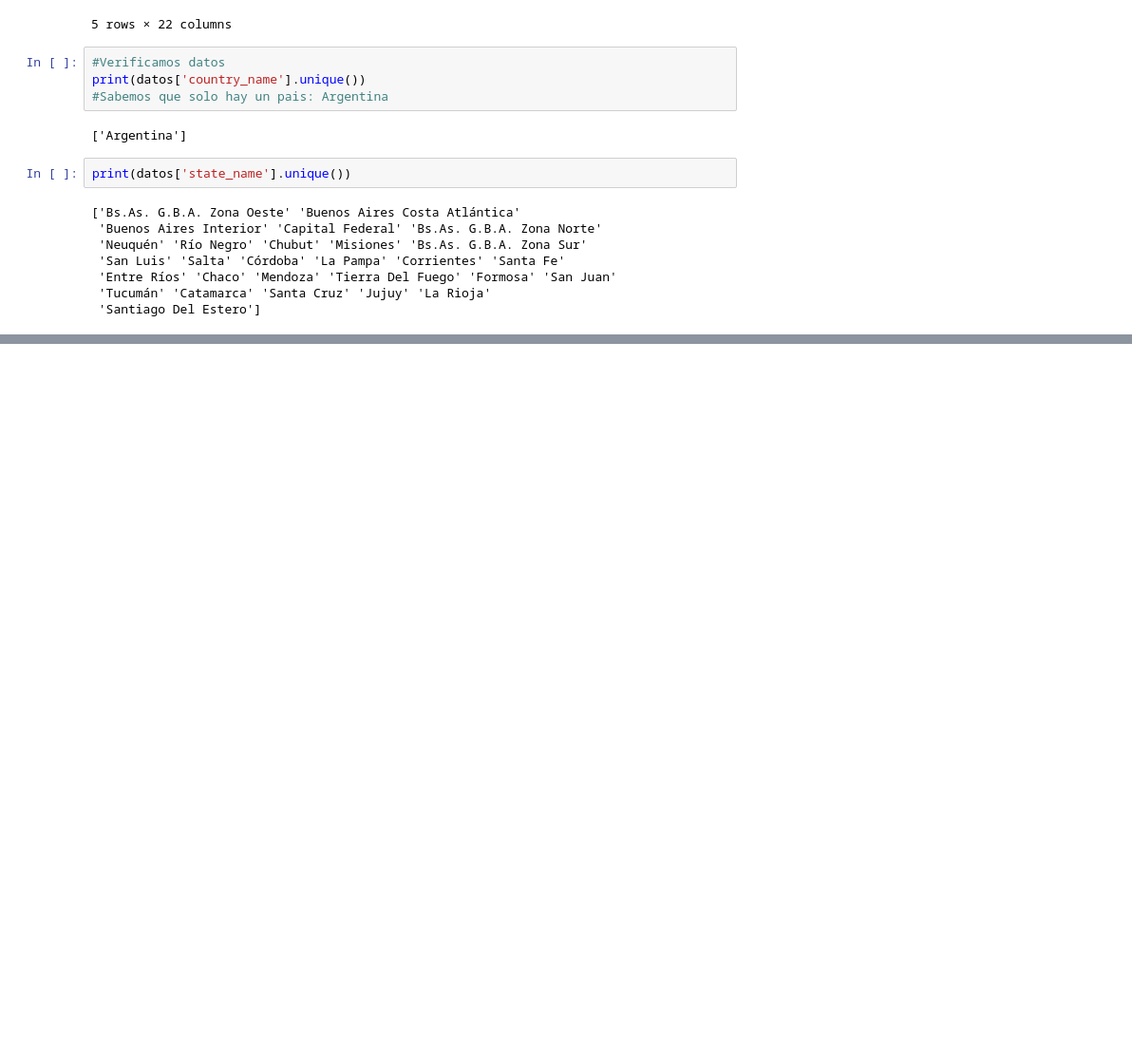
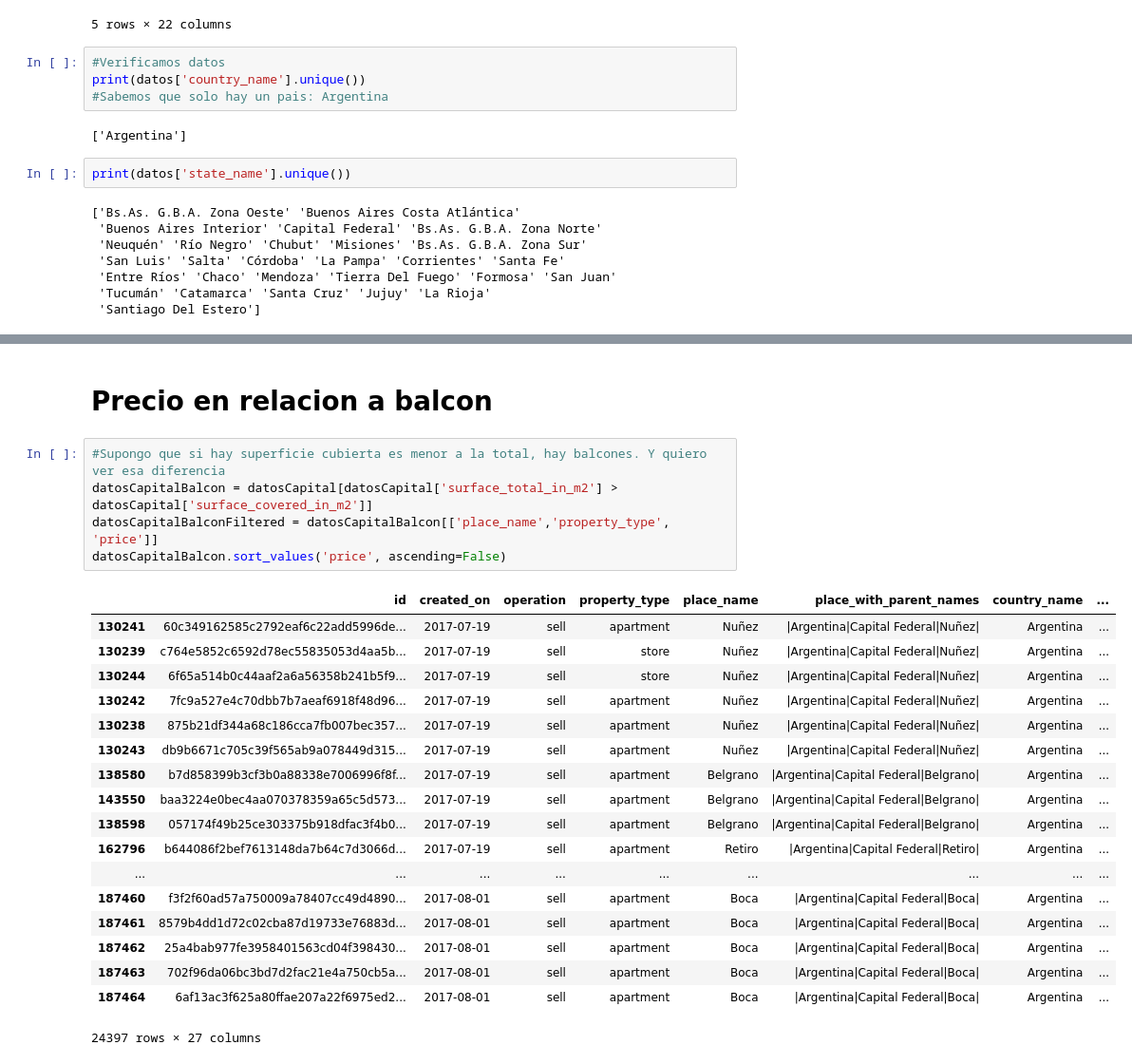
Before and after one commit to NicoGallegos/tpdatos, a Jupyter notebook: TP 1.ipynb, the cells around one changed output, grey strips where cells are left out. Shown: that part at 95% size. Cells and saved outputs as stored; diff of their text form; blank space fills up the shorter version.

```diff
--- a/TP 1.ipynb
+++ b/TP 1.ipynb
@@ -127,0 +152,26 @@ datosCapitalByRooms.sort_values('rooms', ascending=False)
+# %% [markdown]
+# Precio en relacion a balcon
+# %%
+#Supongo que si hay superficie cubierta es menor a la total, hay balcones. Y quiero ver esa diferencia
+datosCapitalBalcon = datosCapital[datosCapital['surface_total_in_m2'] > datosCapital['surface_covered_in_m2']]
+datosCapitalBalconFiltered = datosCapitalBalcon[['place_name','property_type', 'price']]
+datosCapitalBalcon.sort_values('price', ascending=False)
+# %% [output]
+|  | id | created_on | operation | property_type | place_name | place_with_parent_names | country_name | ... |
+| 130241 | 60c349162585c2792eaf6c22add5996de... | 2017-07-19 | sell | apartment | Nuñez | |Argentina|Capital Federal|Nuñez| | Argentina | ... |
+| 130239 | c764e5852c6592d78ec55835053d4aa5b... | 2017-07-19 | sell | store | Nuñez | |Argentina|Capital Federal|Nuñez| | Argentina | ... |
+| 130244 | 6f65a514b0c44aaf2a6a56358b241b5f9... | 2017-07-19 | sell | store | Nuñez | |Argentina|Capital Federal|Nuñez| | Argentina | ... |
+| 130242 | 7fc9a527e4c70dbb7b7aeaf6918f48d96... | 2017-07-19 | sell | apartment | Nuñez | |Argentina|Capital Federal|Nuñez| | Argentina | ... |
+| 130238 | 875b21df344a68c186cca7fb007bec357... | 2017-07-19 | sell | apartment | Nuñez | |Argentina|Capital Federal|Nuñez| | Argentina | ... |
+| 130243 | db9b6671c705c39f565ab9a078449d315... | 2017-07-19 | sell | apartment | Nuñez | |Argentina|Capital Federal|Nuñez| | Argentina | ... |
+| 138580 | b7d858399b3cf3b0a88338e7006996f8f... | 2017-07-19 | sell | apartment | Belgrano | |Argentina|Capital Federal|Belgrano| | Argentina | ... |
+| 143550 | baa3224e0bec4aa070378359a65c5d573... | 2017-07-19 | sell | apartment | Belgrano | |Argentina|Capital Federal|Belgrano| | Argentina | ... |
+| 138598 | 057174f49b25ce303375b918dfac3f4b0... | 2017-07-19 | sell | apartment | Belgrano | |Argentina|Capital Federal|Belgrano| | Argentina | ... |
+| 162796 | b644086f2bef7613148da7b64c7d3066d... | 2017-07-19 | sell | apartment | Retiro | |Argentina|Capital Federal|Retiro| | Argentina | ... |
+| ... | ... | ... | ... | ... | ... | ... | ... | ... |
+| 187460 | f3f2f60ad57a750009a78407cc49d4890... | 2017-08-01 | sell | apartment | Boca | |Argentina|Capital Federal|Boca| | Argentina | ... |
+| 187461 | 8579b4dd1d72c02cba87d19733e76883d... | 2017-08-01 | sell | apartment | Boca | |Argentina|Capital Federal|Boca| | Argentina | ... |
+| 187462 | 25a4bab977fe3958401563cd04f398430... | 2017-08-01 | sell | apartment | Boca | |Argentina|Capital Federal|Boca| | Argentina | ... |
+| 187463 | 702f96da06bc3bd7d2fac21e4a750cb5a... | 2017-08-01 | sell | apartment | Boca | |Argentina|Capital Federal|Boca| | Argentina | ... |
+| 187464 | 6af13ac3f625a80ffae207a22f6975ed2... | 2017-08-01 | sell | apartment | Boca | |Argentina|Capital Federal|Boca| | Argentina | ... |
+24397 rows × 27 columns
```
Also changed, not shown: parts of 6 cells of this notebook.
